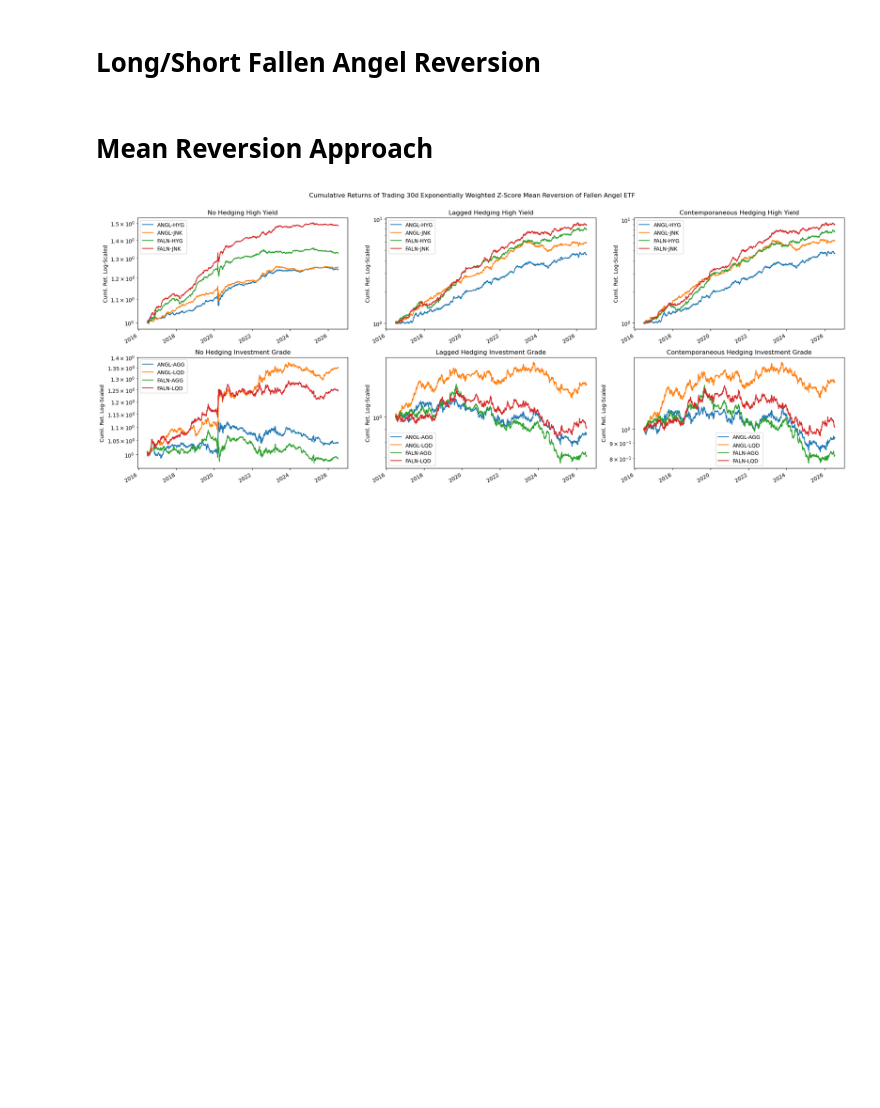
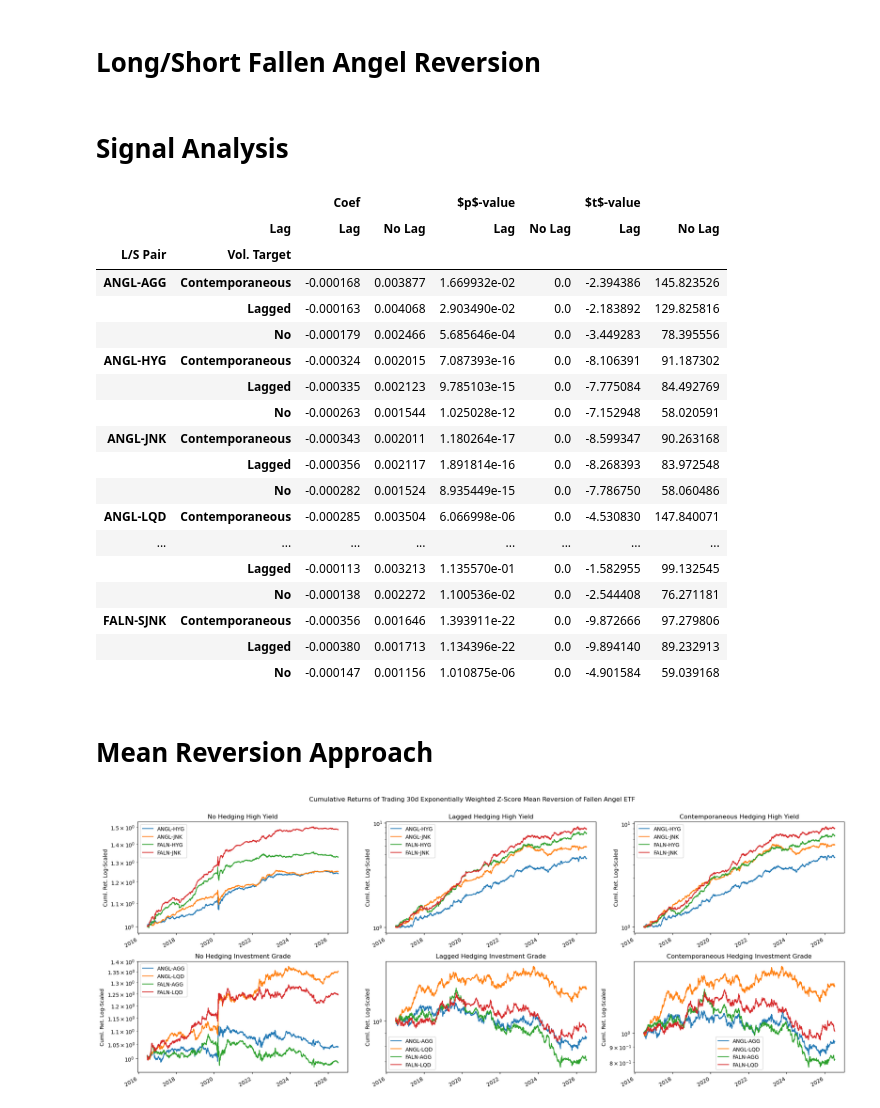
Before and after one commit to diegodalvarez/FallenAngelRiskPremia, a Jupyter notebook: notebook/2ReturnsReversion.ipynb, the cells around one changed output. Drawn from its saved outputs; the diff is of its cells as text; code cells hidden in the pictures; blank space fills up the shorter version.

```diff
--- a/notebook/2ReturnsReversion.ipynb
+++ b/notebook/2ReturnsReversion.ipynb
@@ -20,7 +27,7 @@ fi_ticker_map = {
     'LF98TRUU': "HY",
     'LQD'     : "IG"}
 
-renamer = {
+renamer_ = {
     "lagged" : "Lagged",
     "perfect": "Contemporaneous",
     "no"     : "No",
@@ -28,6 +35,59 @@ renamer = {
     "index"  : "TRUU Index",
     "HY"     : "High Yield",
     "IG"     : "Investment Grade"}
+
+param_namer = {
+    "param_val" : "Coef",
+    "pvalue"    : r"$p$-value",
+    "tvalue"    : r"$t$-value",
+    "lag_signal": "Lag",
+    "signal"    : "No Lag", }
+
+renamer = {**renamer_, **param_namer}
+# %% [markdown]
+# Signal Analysis
+# %%
+path = os.path.join(fact_path, "MeanReversionSignals.pkl")
+with open(path, "rb") as f: models = pickle.load(f)
+df_params = FactorAnalysis().get_ols_params(models)
+# %%
+display(df_params
+    .loc[lambda x: x.param_name == "value"]
+    .drop(columns = ["param_name", "r2"])
+    .assign(
+        str_split  = lambda x: x.group_var.str.split(" "),
+        name       = lambda x: x.str_split.str[1] + "-" + x.str_split.str[0],
+        vol_target = lambda x: x.str_split.str[2],
+        signal     = lambda x: x.str_split.str[3])
+    .drop(columns = ["group_var", "str_split"])
+    .melt(id_vars = ["name", "vol_target", "signal"])
+    .replace(renamer)
+    .rename(columns = {
+        "variable"  : "",
+        "vol_target": "Vol. Target",
+        "name"      : "L/S Pair",
+        "signal"    : "Lag"})
+    .pivot(index = ["L/S Pair", "Vol. Target"], columns = ["", "Lag"], values = "value"))
+# %% [output]
+|  |  | Coef |  | $p$-value |  | $t$-value |  |
+|  | Lag | Lag | No Lag | Lag | No Lag | Lag | No Lag |
+| L/S Pair | Vol. Target |  |  |  |  |  |  |
+| ANGL-AGG | Contemporaneous | -0.000168 | 0.003877 | 1.669932e-02 | 0.0 | -2.394386 | 145.823526 |
+|  | Lagged | -0.000163 | 0.004068 | 2.903490e-02 | 0.0 | -2.183892 | 129.825816 |
+|  | No | -0.000179 | 0.002466 | 5.685646e-04 | 0.0 | -3.449283 | 78.395556 |
+| ANGL-HYG | Contemporaneous | -0.000324 | 0.002015 | 7.087393e-16 | 0.0 | -8.106391 | 91.187302 |
+|  | Lagged | -0.000335 | 0.002123 | 9.785103e-15 | 0.0 | -7.775084 | 84.492769 |
+|  | No | -0.000263 | 0.001544 | 1.025028e-12 | 0.0 | -7.152948 | 58.020591 |
+| ANGL-JNK | Contemporaneous | -0.000343 | 0.002011 | 1.180264e-17 | 0.0 | -8.599347 | 90.263168 |
+|  | Lagged | -0.000356 | 0.002117 | 1.891814e-16 | 0.0 | -8.268393 | 83.972548 |
+|  | No | -0.000282 | 0.001524 | 8.935449e-15 | 0.0 | -7.786750 | 58.060486 |
+| ANGL-LQD | Contemporaneous | -0.000285 | 0.003504 | 6.066998e-06 | 0.0 | -4.530830 | 147.840071 |
+| ... | ... | ... | ... | ... | ... | ... | ... |
+|  | Lagged | -0.000113 | 0.003213 | 1.135570e-01 | 0.0 | -1.582955 | 99.132545 |
+|  | No | -0.000138 | 0.002272 | 1.100536e-02 | 0.0 | -2.544408 | 76.271181 |
+| FALN-SJNK | Contemporaneous | -0.000356 | 0.001646 | 1.393911e-22 | 0.0 | -9.872666 | 97.279806 |
+|  | Lagged | -0.000380 | 0.001713 | 1.134396e-22 | 0.0 | -9.894140 | 89.232913 |
+|  | No | -0.000147 | 0.001156 | 1.010875e-06 | 0.0 | -4.901584 | 59.039168 |
 # %% [markdown]
 # Mean Reversion Approach
 # %%
```
Also changed, not shown: parts of 14 cells of this notebook, 4 other files.
